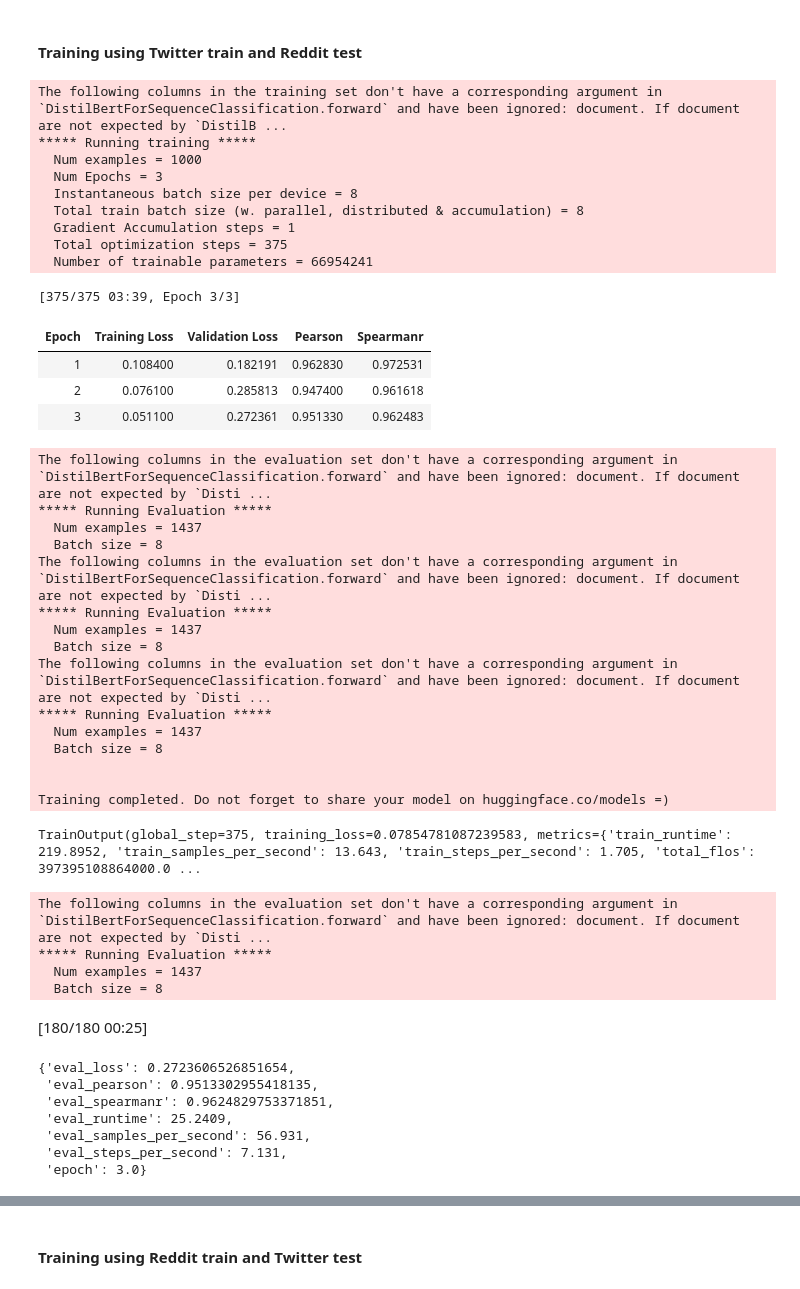
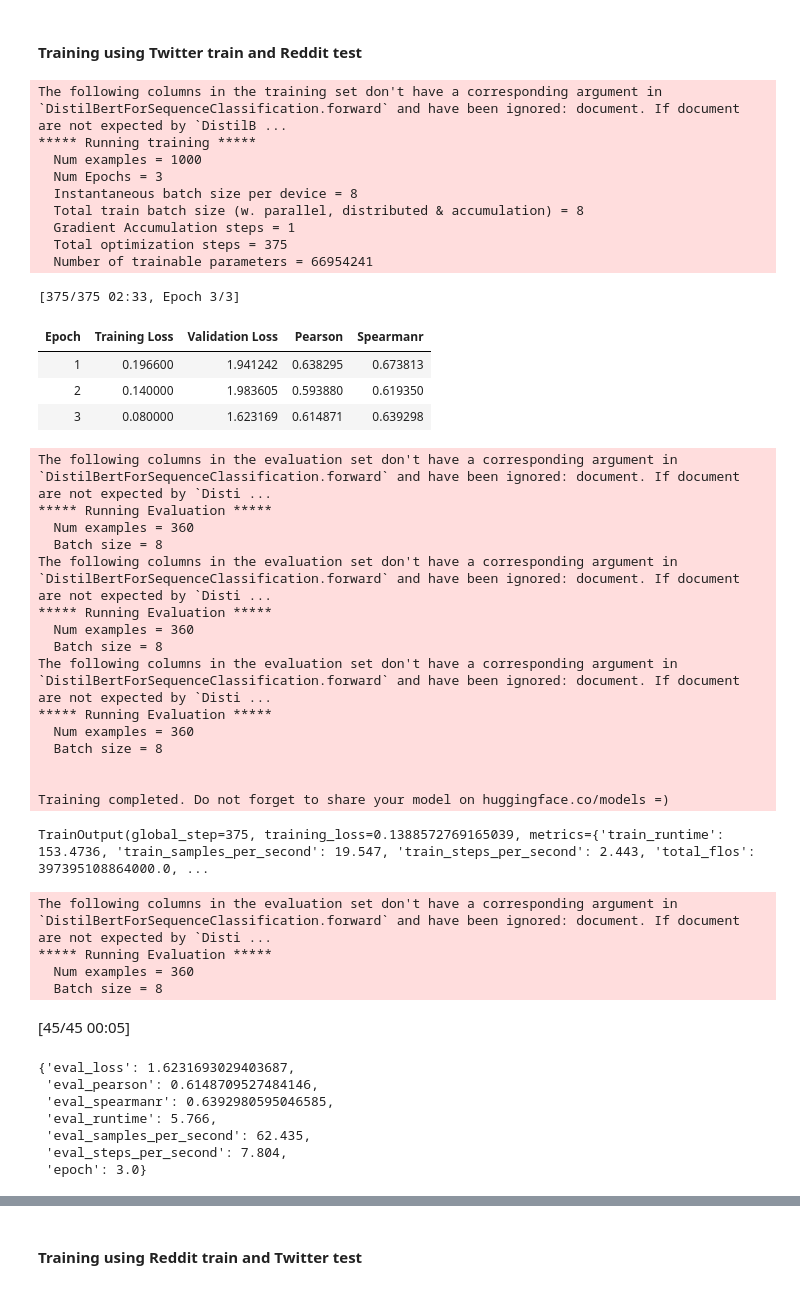
Before and after one commit to aishafarooque/Tweet-Intimacy-Analysis, a Jupyter notebook: Baseline_BERT_Regression.ipynb, the cells around one changed output, grey strips where cells are left out. Drawn from its saved outputs; the diff is of its cells as text; code cells hidden in the pictures.

Commit message:
updated with model training for all dataset combination

```diff
--- a/Baseline_BERT_Regression.ipynb
+++ b/Baseline_BERT_Regression.ipynb
@@ -483,62 +560,69 @@ The following columns in the test set don't have a corresponding argument in `Di
+# %%
+# Some constants that are frequently used.
+TRAIN = 'train'
+TEST = 'test'
 # %% [markdown]
 #### Training using Twitter train and Reddit test
 # %%
 from transformers import TrainingArguments, Trainer
+
+train_dataset = twitter_tokenized_datasets_train
+eval_dataset = reddit_tokenized_datasets[TEST]
 
 twitter_reddit_trainer = Trainer(
     model=model,
     args=training_args,
-    train_dataset=twitter_tokenized_datasets_train,
-    eval_dataset=reddit_tokenized_datasets['train'],
+    train_dataset=train_dataset,
+    eval_dataset=eval_dataset,
     compute_metrics=compute_metrics
 )
 
 twitter_reddit_trainer.train()
 # %% [output]
 The following columns in the training set don't have a corresponding argument in `DistilBertForSequenceClassification.forward` and have been ignored: document. If document are not expected by `DistilB ...
 ***** Running training *****
   Num examples = 1000
   Num Epochs = 3
   Instantaneous batch size per device = 8
   Total train batch size (w. parallel, distributed & accumulation) = 8
   Gradient Accumulation steps = 1
   Total optimization steps = 375
   Number of trainable parameters = 66954241
-[375/375 03:39, Epoch 3/3]
+[375/375 02:33, Epoch 3/3]
 | Epoch | Training Loss | Validation Loss | Pearson | Spearmanr |
-| 1 | 0.108400 | 0.182191 | 0.962830 | 0.972531 |
-| 2 | 0.076100 | 0.285813 | 0.947400 | 0.961618 |
-| 3 | 0.051100 | 0.272361 | 0.951330 | 0.962483 |
+| 1 | 0.196600 | 1.941242 | 0.638295 | 0.673813 |
+| 2 | 0.140000 | 1.983605 | 0.593880 | 0.619350 |
+| 3 | 0.080000 | 1.623169 | 0.614871 | 0.639298 |
 The following columns in the evaluation set don't have a corresponding argument in `DistilBertForSequenceClassification.forward` and have been ignored: document. If document are not expected by `Disti ...
 ***** Running Evaluation *****
-  Num examples = 1437
+  Num examples = 360
   Batch size = 8
 The following columns in the evaluation set don't have a corresponding argument in `DistilBertForSequenceClassification.forward` and have been ignored: document. If document are not expected by `Disti ...
 ***** Running Evaluation *****
-  Num examples = 1437
+  Num examples = 360
   Batch size = 8
 The following columns in the evaluation set don't have a corresponding argument in `DistilBertForSequenceClassification.forward` and have been ignored: document. If document are not expected by `Disti ...
 ***** Running Evaluation *****
-  Num examples = 1437
+  Num examples = 360
   Batch size = 8
 
 
 Training completed. Do not forget to share your model on huggingface.co/models =)
-TrainOutput(global_step=375, training_loss=0.07854781087239583, metrics={'train_runtime': 219.8952, 'train_samples_per_second': 13.643, 'train_steps_per_second': 1.705, 'total_flos': 397395108864000.0 ...
+TrainOutput(global_step=375, training_loss=0.1388572769165039, metrics={'train_runtime': 153.4736, 'train_samples_per_second': 19.547, 'train_steps_per_second': 2.443, 'total_flos': 397395108864000.0, ...
 # %%
 twitter_reddit_trainer.evaluate()
 # %% [output]
 The following columns in the evaluation set don't have a corresponding argument in `DistilBertForSequenceClassification.forward` and have been ignored: document. If document are not expected by `Disti ...
 ***** Running Evaluation *****
-  Num examples = 1437
+  Num examples = 360
   Batch size = 8
-[180/180 00:25]
+[45/45 00:05]
-{'eval_loss': 0.2723606526851654,
- 'eval_pearson': 0.9513302955418135,
- 'eval_spearmanr': 0.9624829753371851,
- 'eval_runtime': 25.2409,
- 'eval_samples_per_second': 56.931,
- 'eval_steps_per_second': 7.131,
+{'eval_loss': 1.6231693029403687,
+ 'eval_pearson': 0.6148709527484146,
+ 'eval_spearmanr': 0.6392980595046585,
+ 'eval_runtime': 5.766,
+ 'eval_samples_per_second': 62.435,
+ 'eval_steps_per_second': 7.804,
  'epoch': 3.0}
 # %%
 from transformers import Trainer
```
Also changed, not shown: parts of 64 cells of this notebook.
